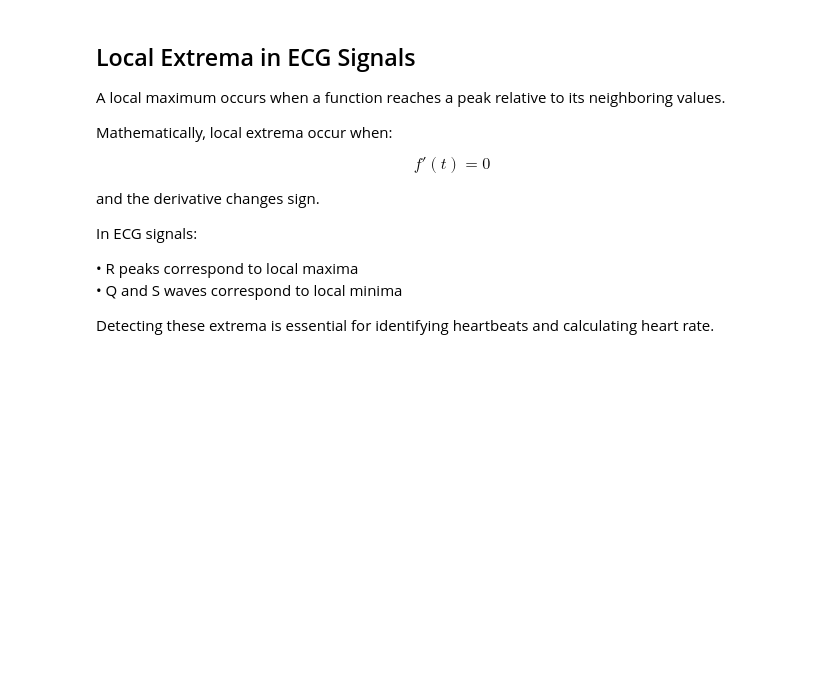
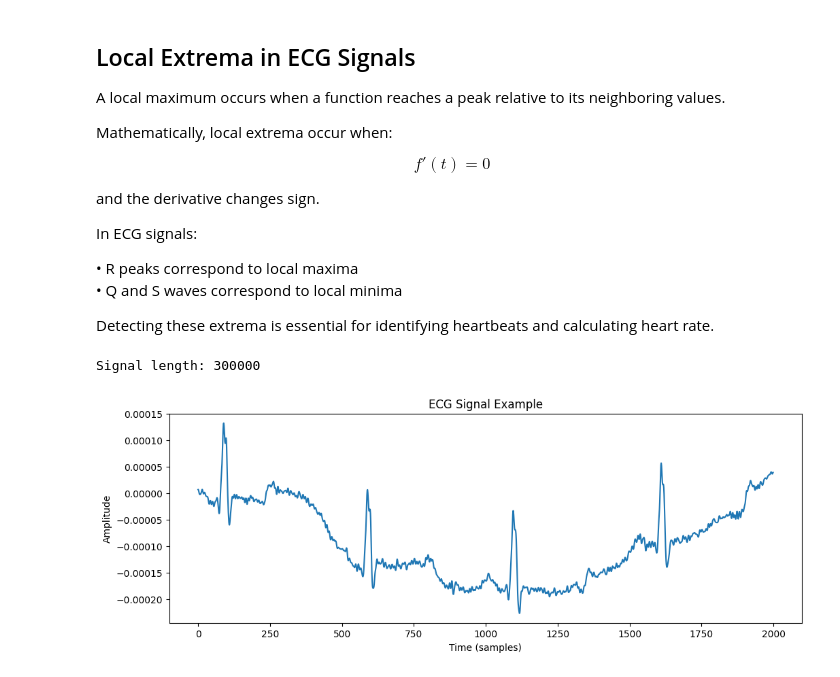
Before and after one commit to PlamenPlamenovStanchev/MathForDevs-Final-Project, a Jupyter notebook: ecg_analysis.ipynb, the cells around one changed output. Cells and saved outputs as stored; diff of their text form; code cells hidden in the pictures; blank space fills up the shorter version.

Commit message:
Adding explanation thwe graph

```diff
--- a/ecg_analysis.ipynb
+++ b/ecg_analysis.ipynb
@@ -145,3 +145,25 @@ In ECG signals:
 • Q and S waves correspond to local minima
 
 Detecting these extrema is essential for identifying heartbeats and calculating heart rate.
+# %%
+from src.load_ecg_data import load_ecg_signal
+
+signal = load_ecg_signal("data/r10.edf")
+
+print("Signal length:", len(signal))
+# %% [output]
+Signal length: 300000
+# %%
+import matplotlib.pyplot as plt
+
+plt.figure(figsize=(12,4))
+
+plt.plot(signal[:2000])
+
+plt.title("ECG Signal Example")
+plt.xlabel("Time (samples)")
+plt.ylabel("Amplitude")
+
+plt.show()
+# %% [output]
+[figure, added]
```
Also changed, not shown: parts of 1 cell of this notebook.
